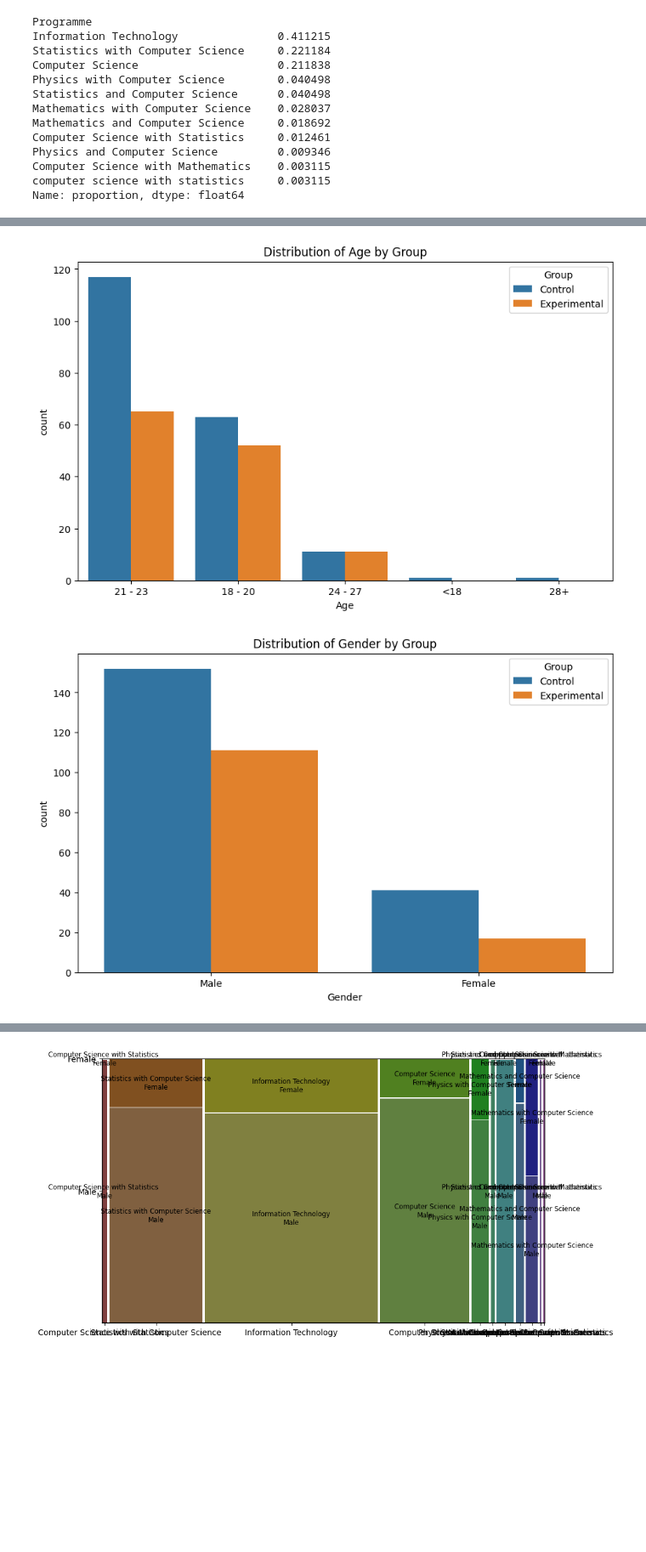
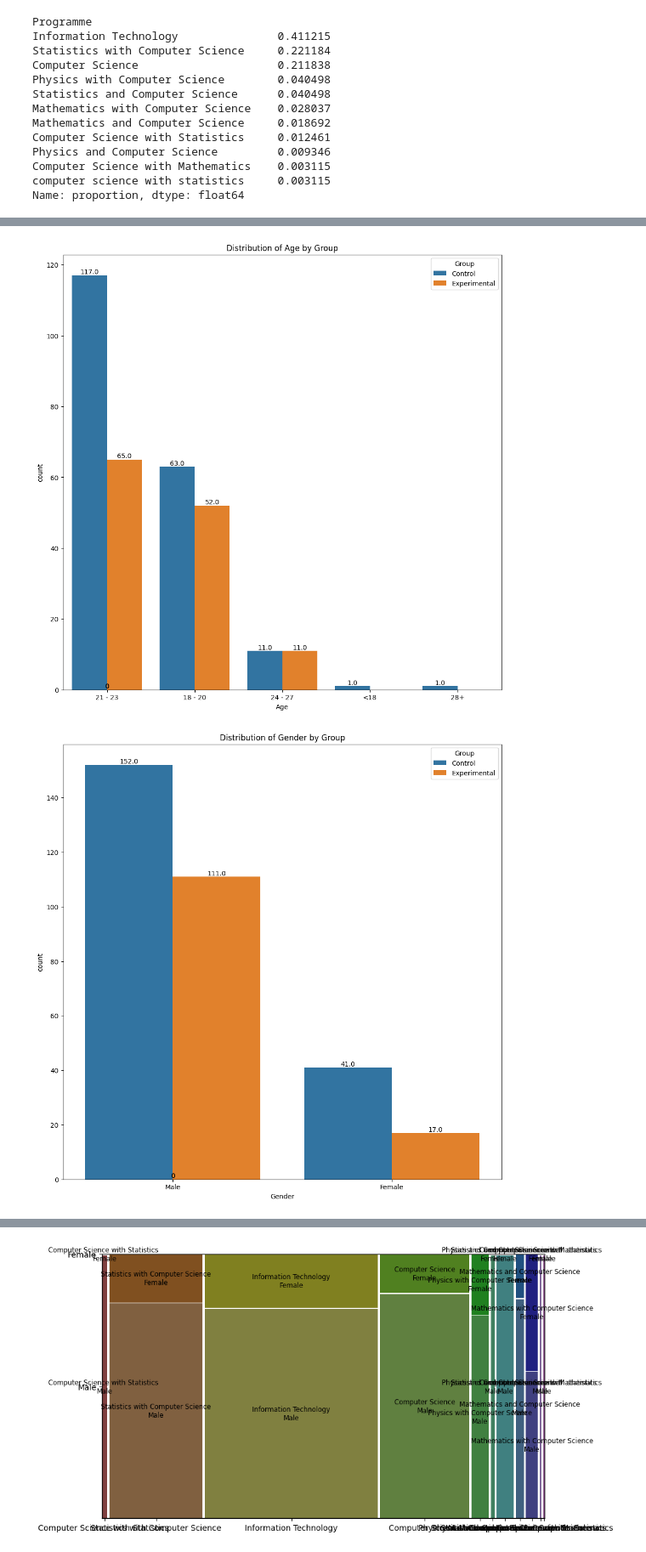
Before and after one commit to Aristocratjnr/Students, a Jupyter notebook: students.ipynb, the cells around one changed output, grey strips where cells are left out. Shown at 85% size. Drawn from its saved outputs; the diff is of its cells as text; code cells hidden in the pictures; blank space fills up the shorter version.

Commit message:
chore: Update students analysis code

```diff
--- a/students.ipynb
+++ b/students.ipynb
@@ -88,18 +154,33 @@ def switch_students(clash_students, source_group, target_group):
             target_group = pd.concat([target_group, clash_student])
     return source_group, target_group
 # %%
-def plot_categorical_distribution(df, column, group_col='Group'):
-    plt.figure(figsize=(10, 6))
-    sns.countplot(data=df, x=column, hue=group_col)
+import pandas as pd
+import matplotlib.pyplot as plt
+import seaborn as sns
+
+# Load the data for "Students_with_Groups" from the appropriate source
+Students_with_Groups = pd.read_excel('Students_with_Groups.xlsx')
+
+# Function to plot categorical distribution with size information
+def plot_categorical_distribution(df, column):
+    plt.figure(figsize=(12, 12))
+    sns.countplot(data=df, x=column, hue='Group')
     plt.title(f'Distribution of {column} by Group')
+
+    # Adding size information
+    for p in plt.gca().patches:
+        height = p.get_height()
+        plt.gca().annotate(f'{height}', (p.get_x() + p.get_width() / 2., height), ha='center', va='center', xytext=(0, 5), textcoords='offset points')
+
     plt.show()
 
+# Check if the column exists in the dataframe before plotting
 categorical_columns = ['Age', 'Gender', 'Programme Type', 'Programme', 'CGPA']
 for col in categorical_columns:
     if col in Students_with_Groups.columns:
         plot_categorical_distribution(Students_with_Groups, col)
     else:
         print(f"Column {col} not found in the dataframe.")
 # %% [output]
-[figure, old version]
+[figure, new version]
-[figure, old version]
+[figure, new version]
```
Also changed, not shown: parts of 5 cells of this notebook.
